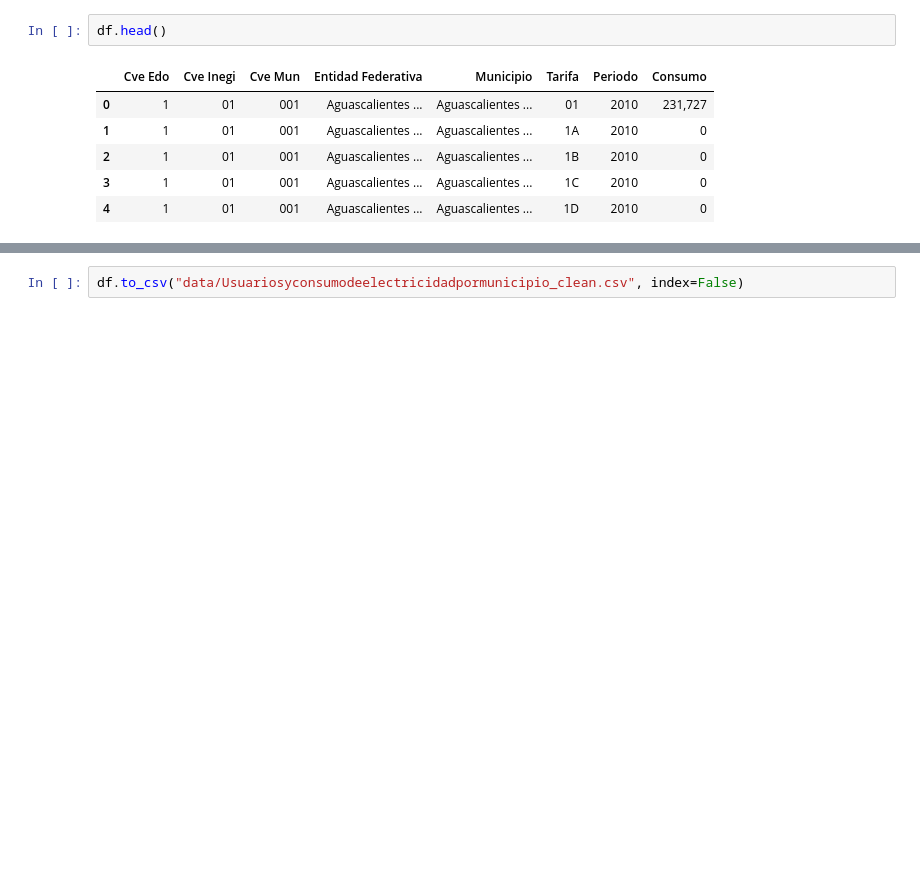
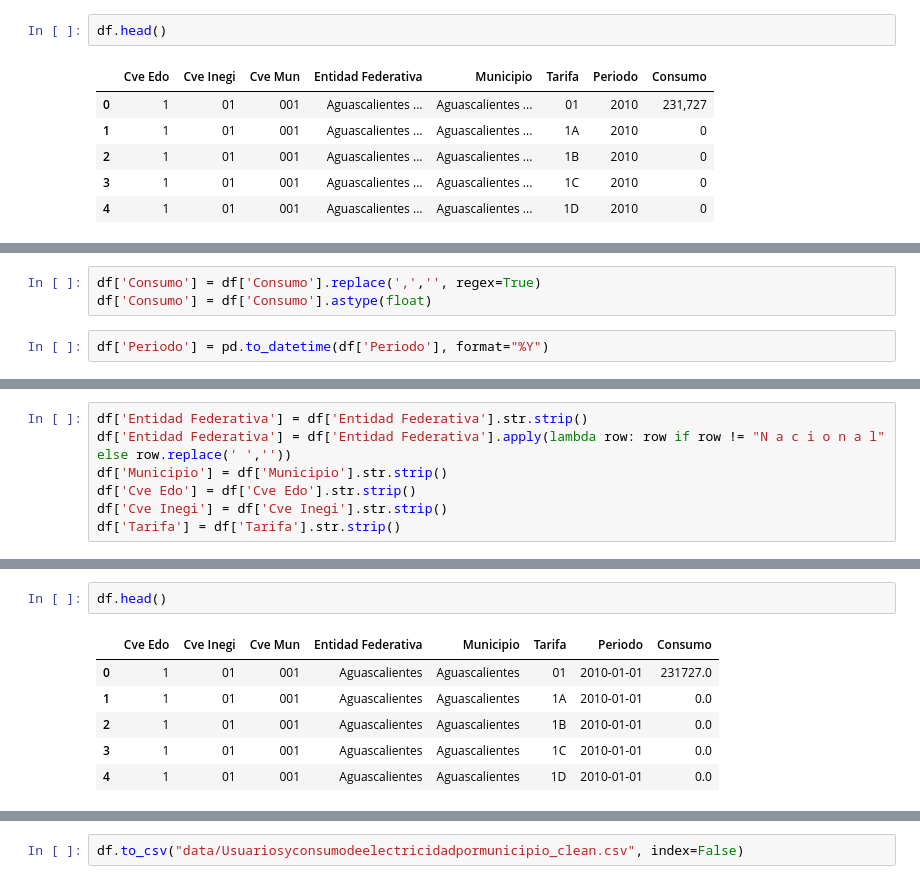
Before and after one commit to SaulPuente/data-mining-class, a Jupyter notebook: practica_2.ipynb, the cells around one changed output, grey strips where cells are left out. Saved outputs shown, nothing was run; the diff lists cells and outputs as text; blank space fills up the shorter version.

```diff
--- a/practica_2.ipynb
+++ b/practica_2.ipynb
@@ -211,0 +250,5 @@ df.head()
+# %%
+df['Consumo'] = df['Consumo'].replace(',','', regex=True)
+df['Consumo'] = df['Consumo'].astype(float)
+# %%
+df['Periodo'] = pd.to_datetime(df['Periodo'], format="%Y")
@@ -211,0 +275,7 @@ df.head()
+# %%
+df['Entidad Federativa'] = df['Entidad Federativa'].str.strip()
+df['Entidad Federativa'] = df['Entidad Federativa'].apply(lambda row: row if row != "N a c i o n a l" else row.replace(' ',''))
+df['Municipio'] = df['Municipio'].str.strip()
+df['Cve Edo'] = df['Cve Edo'].str.strip()
+df['Cve Inegi'] = df['Cve Inegi'].str.strip()
+df['Tarifa'] = df['Tarifa'].str.strip()
@@ -211,0 +294,9 @@ df.head()
+# %%
+df.head()
+# %% [output]
+|  | Cve Edo | Cve Inegi | Cve Mun | Entidad Federativa | Municipio | Tarifa | Periodo | Consumo |
+| 0 | 1 | 01 | 001 | Aguascalientes | Aguascalientes | 01 | 2010-01-01 | 231727.0 |
+| 1 | 1 | 01 | 001 | Aguascalientes | Aguascalientes | 1A | 2010-01-01 | 0.0 |
+| 2 | 1 | 01 | 001 | Aguascalientes | Aguascalientes | 1B | 2010-01-01 | 0.0 |
+| 3 | 1 | 01 | 001 | Aguascalientes | Aguascalientes | 1C | 2010-01-01 | 0.0 |
+| 4 | 1 | 01 | 001 | Aguascalientes | Aguascalientes | 1D | 2010-01-01 | 0.0 |
```
Also changed, not shown: parts of 5 cells of this notebook.
